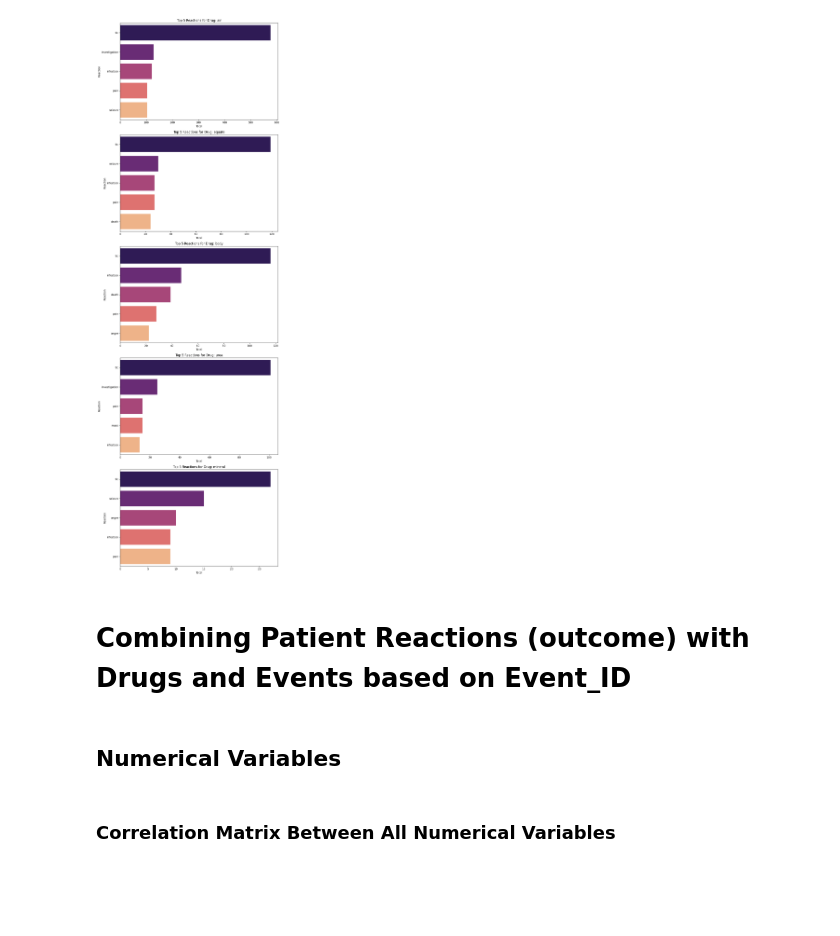
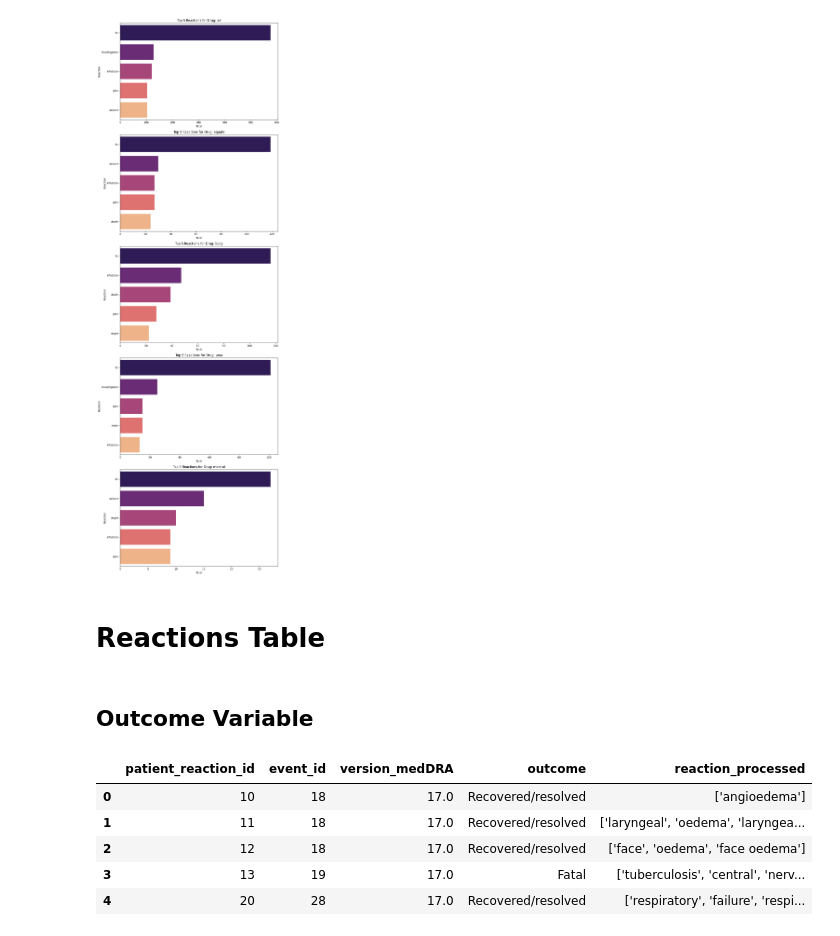
Before and after one commit to teamlunarlanding/Pharma-Drug-Surveillance, a Jupyter notebook: DataExploration.ipynb, the cells around one changed output. Saved outputs shown, nothing was run; the diff lists cells and outputs as text; code cells hidden in the pictures; blank space fills up the shorter version.

```diff
--- a/DataExploration.ipynb
+++ b/DataExploration.ipynb
@@ -93,8 +97,16 @@ plt.show()
 # %% [output]
 [figure]
 # %% [markdown]
-# Combining Patient Reactions (outcome) with Drugs and Events based on Event_ID
+# Reactions Table
-# %% [markdown]
-## Numerical Variables
-# %% [markdown]
-### Correlation Matrix Between All Numerical Variables
+# %% [markdown]
+## Outcome Variable
+# %%
+reactions = pd.read_csv('DataLibrary/reactions_table.csv')
+reactions.head()
+# %% [output]
+|  | patient_reaction_id | event_id | version_medDRA | outcome | reaction_processed |
+| 0 | 10 | 18 | 17.0 | Recovered/resolved | ['angioedema'] |
+| 1 | 11 | 18 | 17.0 | Recovered/resolved | ['laryngeal', 'oedema', 'laryngea... |
+| 2 | 12 | 18 | 17.0 | Recovered/resolved | ['face', 'oedema', 'face oedema'] |
+| 3 | 13 | 19 | 17.0 | Fatal | ['tuberculosis', 'central', 'nerv... |
+| 4 | 20 | 28 | 17.0 | Recovered/resolved | ['respiratory', 'failure', 'respi... |
```
Also changed, not shown: parts of 57 cells of this notebook, 4 other files.
